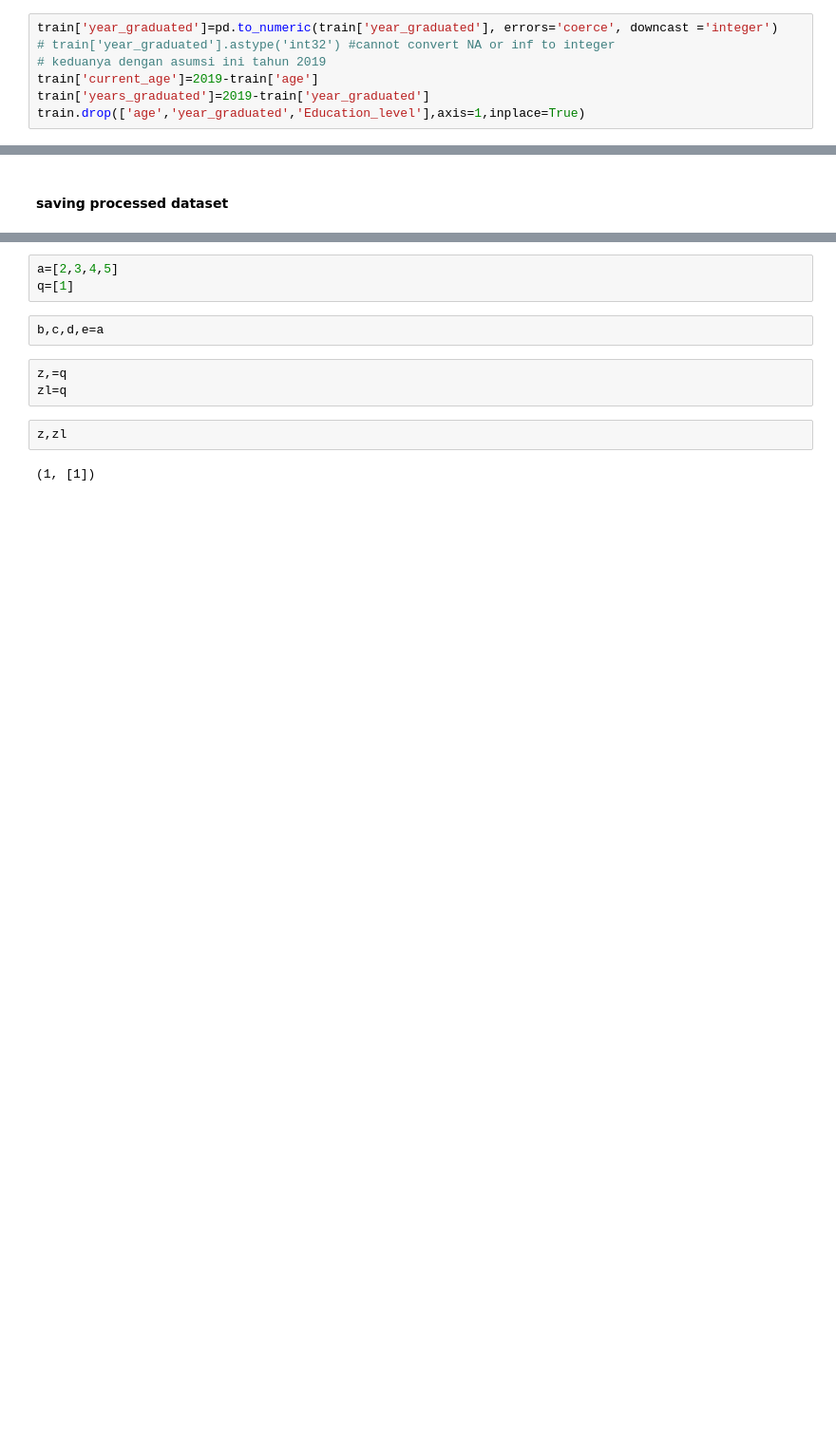
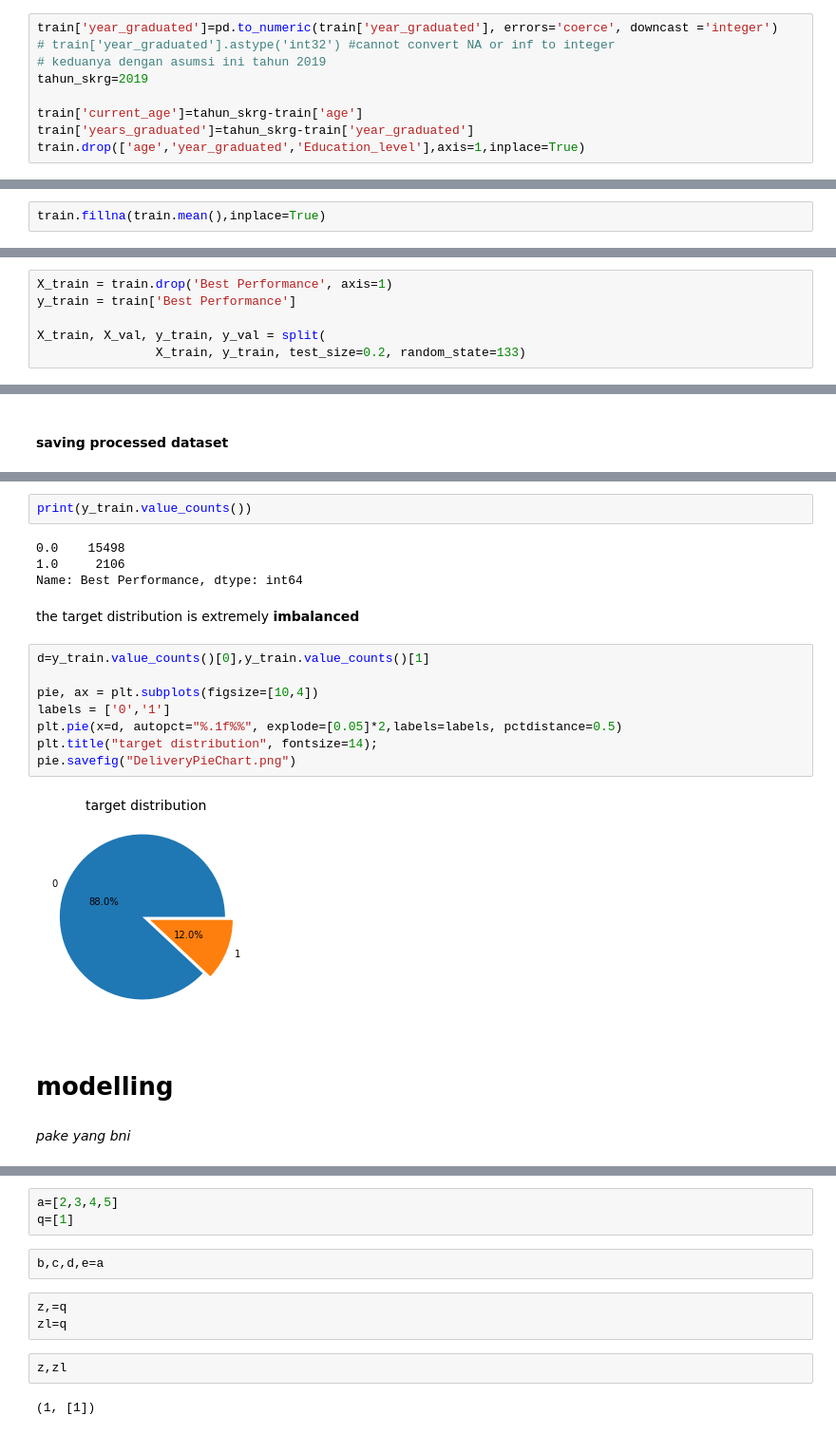
Before and after one commit to paramudya/bri-people-analytics, a Jupyter notebook: people_awin.ipynb, the cells around one changed output, grey strips where cells are left out. Shown at 95% size. Cells and saved outputs as stored; diff of their text form; blank space fills up the shorter version.

```diff
--- a/people_awin.ipynb
+++ b/people_awin.ipynb
@@ -34,8 +57,10 @@ mengubah Dtype year_graduated sekaligus nilai yg tidak sesuai menjadi NaN
 train['year_graduated']=pd.to_numeric(train['year_graduated'], errors='coerce', downcast ='integer')
 # train['year_graduated'].astype('int32') #cannot convert NA or inf to integer
 # keduanya dengan asumsi ini tahun 2019
-train['current_age']=2019-train['age']
-train['years_graduated']=2019-train['year_graduated']
+tahun_skrg=2019
+
+train['current_age']=tahun_skrg-train['age']
+train['years_graduated']=tahun_skrg-train['year_graduated']
 train.drop(['age','year_graduated','Education_level'],axis=1,inplace=True)
 # %% [markdown]
  penghapusan sebagian karakter untuk dijadikan bentuk ordinal: **job_level**, **person_level**, dan , **education_level**
@@ -150,0 +190,2 @@ train,=onehot([train],col)
+# %%
+train.fillna(train.mean(),inplace=True)
@@ -150,0 +220,6 @@ train,=onehot([train],col)
+# %%
+X_train = train.drop('Best Performance', axis=1)
+y_train = train['Best Performance']
+
+X_train, X_val, y_train, y_val = split(
+                X_train, y_train, test_size=0.2, random_state=133)
@@ -154,0 +380,22 @@ train,=onehot([train],col)
+# %%
+print(y_train.value_counts())
+# %% [output]
+0.0    15498
+1.0     2106
+Name: Best Performance, dtype: int64
+# %% [markdown]
+the target distribution is extremely **imbalanced**
+# %%
+d=y_train.value_counts()[0],y_train.value_counts()[1]
+
+pie, ax = plt.subplots(figsize=[10,4])
+labels = ['0','1']
+plt.pie(x=d, autopct="%.1f%%", explode=[0.05]*2,labels=labels, pctdistance=0.5)
+plt.title("target distribution", fontsize=14);
+pie.savefig("DeliveryPieChart.png")
+# %% [output]
+[figure, added]
+# %% [markdown]
+# modelling
+# %% [markdown]
+_pake yang bni_
```
Also changed, not shown: parts of 59 cells of this notebook.
